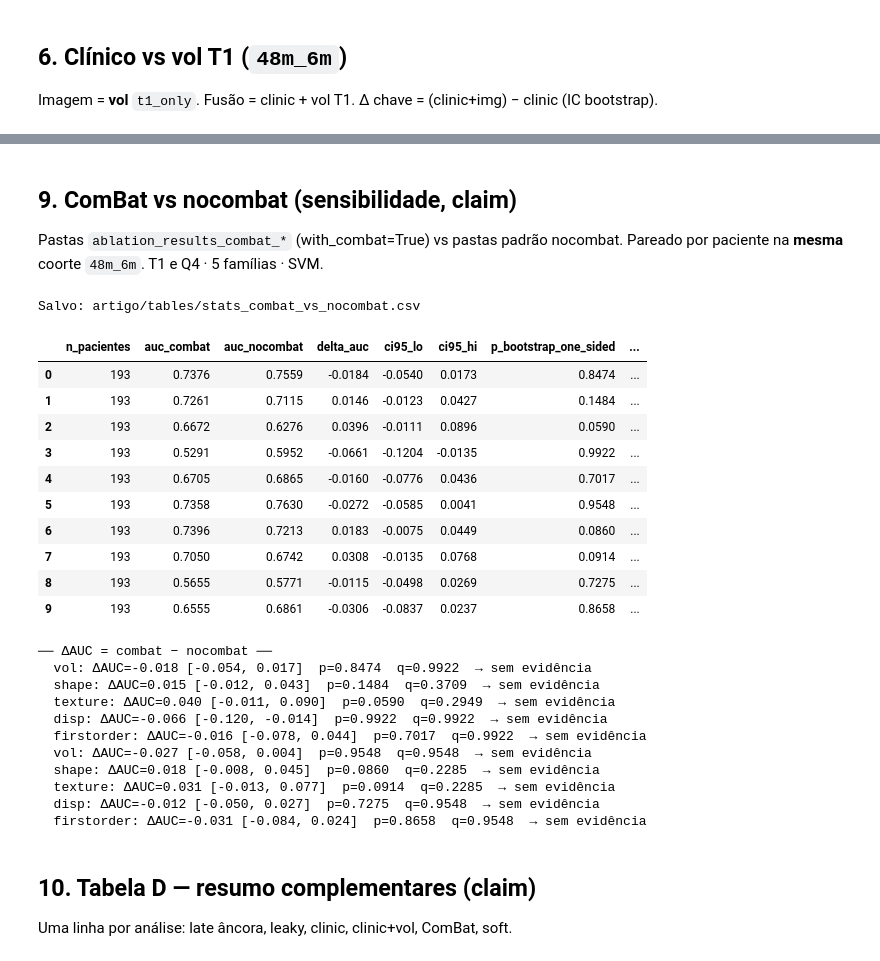
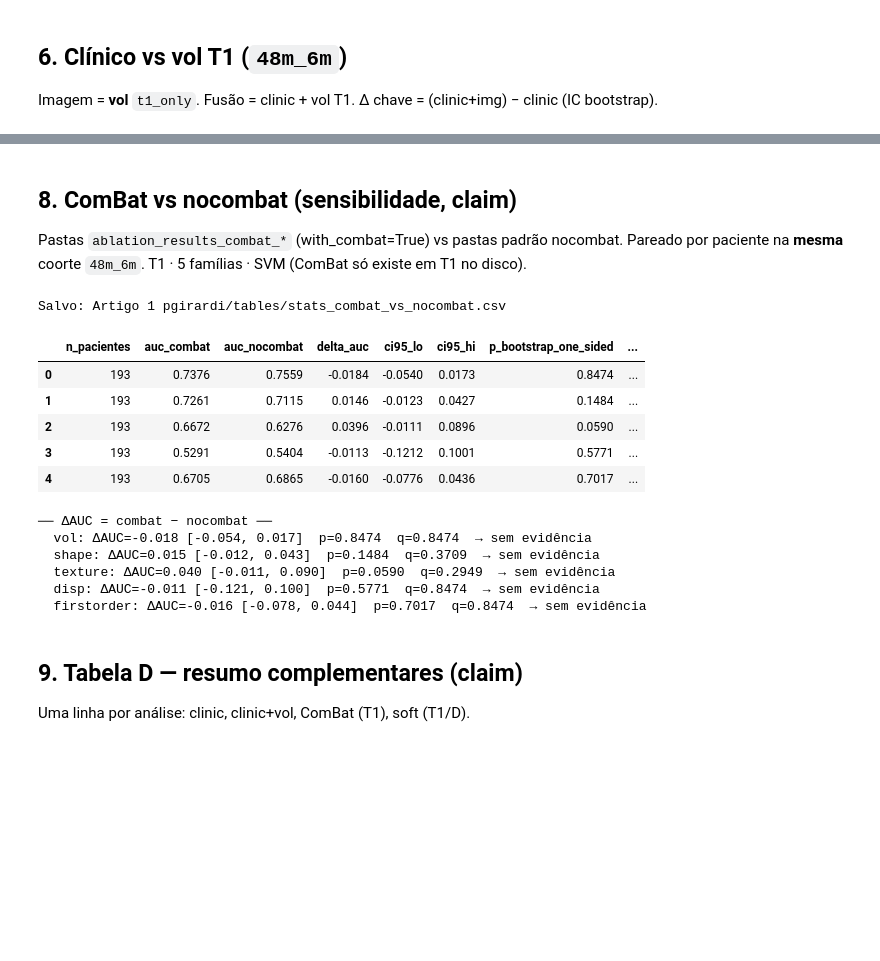
Before and after one commit to PauloMatheusGr/graphs, a Jupyter notebook: 7_stats.ipynb, the cells around one changed output, grey strips where cells are left out. Cells and saved outputs as stored; diff of their text form; code cells hidden in the pictures; blank space fills up the shorter version.

```diff
--- a/7_stats.ipynb
+++ b/7_stats.ipynb
@@ -58,11 +58,9 @@ LONG_CSV = BASE / "adnimerged_longitudinal.csv"
 TABLE_DIR = Path("Artigo 1 pgirardi") / "tables"
 
 PROTOCOL_BASELINE = "t1_only"
-PROTOCOL_TWO_VISIT = "t1_r10"  # 2 visitas ÷Δt (substitui t1_d21 abs no corpo)
-PROTOCOL_TWO_VISIT_LEGACY = "t1_d21"  # abs legado
+PROTOCOL_TWO_VISIT = "t1_r10"  # 2 visitas ÷Δt
 PROTOCOL_LONGITUDINAL = "t1_ols"  # 3v método D (primário)
 PROTOCOL_LONG_B = "t1_r10_r21"  # 3v taxas consecutivas
-PROTOCOL_Q4_ABS = "t1_d21_d32"  # B0 abs — sensibilidade
 MODS_COMPARE = ("vol", "shape", "texture", "disp", "firstorder")
 CLINIC_MODALITY = "vol"
 SOFT_FALSE_COHORT = "48m_6m_soft_False"
@@ -73,18 +71,14 @@ LATE_ALL_OLS = (
     "late__t1_ols_vol__t1_ols_shape__t1_ols_texture"
     "__t1_ols_disp__t1_ols_firstorder"
 )
-LATE_VOL_T1_SHAPE_D = "late__t1_vol__t1_ols_shape"  # âncora v1 (vol T1 ∪ forma Q4) com D
+LATE_VOL_T1_SHAPE_D = "late__t1_vol__t1_ols_shape"  # âncora vol T1 ∪ forma D
 
 FOLDER_REP = {
     "ablation_results_t1_only": "t1_only",
     "ablation_results_r10": "t1_r10",
     "ablation_results_r10r21": "t1_r10_r21",
     "ablation_results_ols": "t1_ols",
-    "ablation_results_d21": "t1_d21",
-    "ablation_results_d21d32": "t1_d21_d32",
-    "ablation_results_leaky_d21d32": "t1_d21_d32",
     "ablation_results_combat_t1_only": "t1_only",
-    "ablation_results_combat_d21d32": "t1_d21_d32",
     "ablation_results_clinic_img_t1_only": "t1_only",
     "ablation_results_late_fusion": "late_fusion",
 }
@@ -265,38 +259,6 @@ def compare_encoding_vs_t1(
     )
 
 
-def compare_q4_vs_t1(
-    base: Path,
-    cfg: StatsCfg | None = None,
-    *,
-    comparison: str | None = None,
-) -> pd.DataFrame:
-    """Legado: Q4 abs vs T1 (sensibilidade B0)."""
-    return compare_encoding_vs_t1(
-        base,
-        PROTOCOL_Q4_ABS,
-        label_a="q4",
-        cfg=cfg,
-        comparison=comparison or f"{base.name}_t1_d21_d32_vs_t1_only",
-    )
-
-
-def compare_d21_vs_t1(
-    base: Path,
-    cfg: StatsCfg | None = None,
-    *,
-    comparison: str | None = None,
-) -> pd.DataFrame:
-    """Legado: D21 abs vs T1."""
-    return compare_encoding_vs_t1(
-        base,
-        PROTOCOL_TWO_VISIT_LEGACY,
-        label_a="d21",
-        cfg=cfg,
-        comparison=comparison or f"{base.name}_t1_d21_vs_t1_only",
-    )
-
-
 def compare_ols_vs_t1(
     base: Path,
     cfg: StatsCfg | None = None,
@@ -348,7 +310,6 @@ def compare_r10r21_vs_t1(
 def combat_ablation_path(base: Path, protocol: str, modality: str) -> Path:
     roots = {
         "t1_only": base / "ablation_results_combat_t1_only",
-        "t1_d21_d32": base / "ablation_results_combat_d21d32",
     }
     if protocol not in roots:
         raise KeyError(f"protocolo combat desconhecido: {protocol}")
@@ -1247,14 +1252,13 @@ Salvo: artigo/tables/stats_soft_true_vs_false.csv
 # %% [markdown]
-## 9. ComBat vs nocombat (sensibilidade, claim)
+## 8. ComBat vs nocombat (sensibilidade, claim)
 
 Pastas `ablation_results_combat_*` (with_combat=True) vs pastas padrão nocombat.
-Pareado por paciente na **mesma** coorte `48m_6m`. T1 e Q4 · 5 famílias · SVM.
+Pareado por paciente na **mesma** coorte `48m_6m`. T1 · 5 famílias · SVM (ComBat só existe em T1 no disco).
 # %%
 cfg = STATS_CFG
 rows_c = []
 for i, (proto, lab) in enumerate((
     (PROTOCOL_BASELINE, "t1_only"),
-    (PROTOCOL_Q4_ABS, "t1_d21_d32"),
 )):
     for j, mod in enumerate(MODS_COMPARE):
         p_c = combat_ablation_path(BASE, proto, mod)
@@ -1276,56 +1280,46 @@ for i, (proto, lab) in enumerate((
             score_a="score_combat",
             score_b="score_nocombat",
             label_a="combat",
             label_b="nocombat",
             n_boot=cfg.n_bootstrap,
             seed=cfg.seed + 700 + 10 * i + j,
             permutation_auc_p=permutation_auc_p,
             n_perm=cfg.n_perm,
             alpha=ALPHA,
         )
         row.update({"protocol": lab, "modality": mod})
         rows_c.append(row)
 
 cmp_combat = pd.DataFrame(rows_c)
 if not cmp_combat.empty:
     # FDR dentro de cada protocol (5 fam)
     cmp_combat["p_fdr_bh"] = np.nan
     for lab, idx in cmp_combat.groupby("protocol").groups.items():
         q = apply_bh_fdr(cmp_combat.loc[idx, "p_bootstrap_one_sided"].to_numpy())
         cmp_combat.loc[idx, "p_fdr_bh"] = q
     cmp_combat["significant_fdr"] = (cmp_combat["p_fdr_bh"] < ALPHA) & (cmp_combat["ci95_lo"] > 0)
     save_table(cmp_combat, "stats_combat_vs_nocombat")
     display(cmp_combat.round(4))
     print("── ΔAUC = combat − nocombat ──")
     print_comparison_summary(cmp_combat, label_a="combat", label_b="nocombat")
 # %% [output]
-Salvo: artigo/tables/stats_combat_vs_nocombat.csv
+Salvo: Artigo 1 pgirardi/tables/stats_combat_vs_nocombat.csv
 |  | n_pacientes | auc_combat | auc_nocombat | delta_auc | ci95_lo | ci95_hi | p_bootstrap_one_sided | ... |
 | 0 | 193 | 0.7376 | 0.7559 | -0.0184 | -0.0540 | 0.0173 | 0.8474 | ... |
 | 1 | 193 | 0.7261 | 0.7115 | 0.0146 | -0.0123 | 0.0427 | 0.1484 | ... |
 | 2 | 193 | 0.6672 | 0.6276 | 0.0396 | -0.0111 | 0.0896 | 0.0590 | ... |
-| 3 | 193 | 0.5291 | 0.5952 | -0.0661 | -0.1204 | -0.0135 | 0.9922 | ... |
+| 3 | 193 | 0.5291 | 0.5404 | -0.0113 | -0.1212 | 0.1001 | 0.5771 | ... |
 | 4 | 193 | 0.6705 | 0.6865 | -0.0160 | -0.0776 | 0.0436 | 0.7017 | ... |
-| 5 | 193 | 0.7358 | 0.7630 | -0.0272 | -0.0585 | 0.0041 | 0.9548 | ... |
-| 6 | 193 | 0.7396 | 0.7213 | 0.0183 | -0.0075 | 0.0449 | 0.0860 | ... |
-| 7 | 193 | 0.7050 | 0.6742 | 0.0308 | -0.0135 | 0.0768 | 0.0914 | ... |
-| 8 | 193 | 0.5655 | 0.5771 | -0.0115 | -0.0498 | 0.0269 | 0.7275 | ... |
-| 9 | 193 | 0.6555 | 0.6861 | -0.0306 | -0.0837 | 0.0237 | 0.8658 | ... |
 ── ΔAUC = combat − nocombat ──
-  vol: ΔAUC=-0.018 [-0.054, 0.017]  p=0.8474  q=0.9922  → sem evidência
+  vol: ΔAUC=-0.018 [-0.054, 0.017]  p=0.8474  q=0.8474  → sem evidência
   shape: ΔAUC=0.015 [-0.012, 0.043]  p=0.1484  q=0.3709  → sem evidência
   texture: ΔAUC=0.040 [-0.011, 0.090]  p=0.0590  q=0.2949  → sem evidência
-  disp: ΔAUC=-0.066 [-0.120, -0.014]  p=0.9922  q=0.9922  → sem evidência
-  firstorder: ΔAUC=-0.016 [-0.078, 0.044]  p=0.7017  q=0.9922  → sem evidência
-  vol: ΔAUC=-0.027 [-0.058, 0.004]  p=0.9548  q=0.9548  → sem evidência
-  shape: ΔAUC=0.018 [-0.008, 0.045]  p=0.0860  q=0.2285  → sem evidência
-  texture: ΔAUC=0.031 [-0.013, 0.077]  p=0.0914  q=0.2285  → sem evidência
-  disp: ΔAUC=-0.012 [-0.050, 0.027]  p=0.7275  q=0.9548  → sem evidência
-  firstorder: ΔAUC=-0.031 [-0.084, 0.024]  p=0.8658  q=0.9548  → sem evidência
+  disp: ΔAUC=-0.011 [-0.121, 0.100]  p=0.5771  q=0.8474  → sem evidência
+  firstorder: ΔAUC=-0.016 [-0.078, 0.044]  p=0.7017  q=0.8474  → sem evidência
 # %% [markdown]
-## 10. Tabela D — resumo complementares (claim)
+## 9. Tabela D — resumo complementares (claim)
 
-Uma linha por análise: late âncora, leaky, clinic, clinic+vol, ComBat, soft.
+Uma linha por análise: clinic, clinic+vol, ComBat (T1), soft (T1/D).
 # %%
 rows_d = []
 
```
Also changed, not shown: parts of 16 cells of this notebook, 8 other files.
